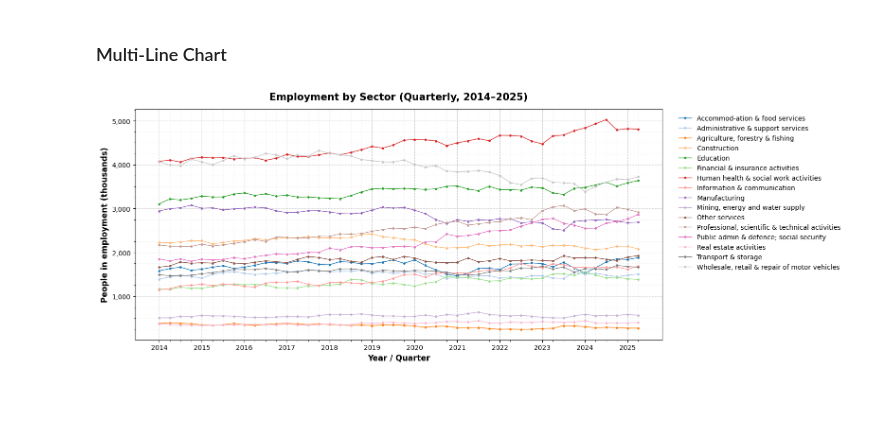
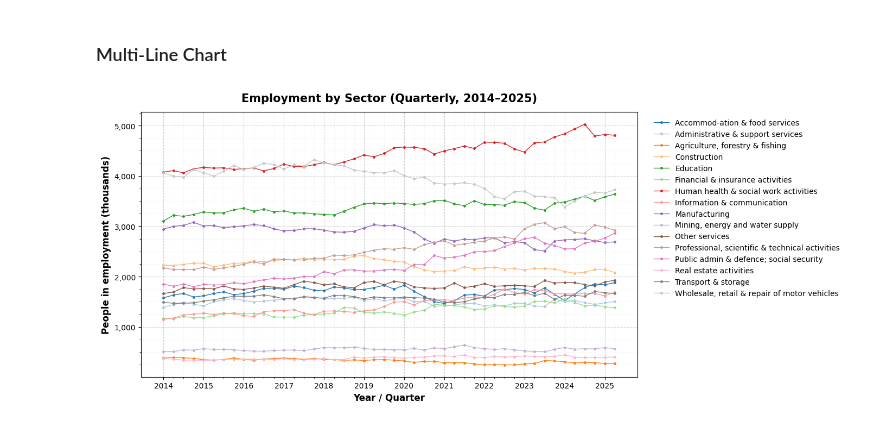
Before and after one commit to JoeUzo/Mapping-Future-Skills-in-UK-Engineering-Education, a Jupyter notebook: charts/chart-6.ipynb, the cells around one changed output. Saved outputs shown, nothing was run; the diff lists cells and outputs as text; code cells hidden in the pictures; blank space fills up the shorter version.

```diff
--- a/charts/chart-6.ipynb
+++ b/charts/chart-6.ipynb
@@ -339,18 +339,17 @@ def plot_quarterly_lines(dfq: pd.DataFrame,
 
     # minor ticks at every quarter
     all_pos = pvt.index.to_numpy()
-    # figure sizing scales with number of quarters
+
     nx = len(pvt.index)
-    fig_w = max(16, min(18, nx * 0.08))
-    # if fig_width is None:
-    #     fig_w = max(
-    #         11,                    # minimum
-    #         nx * 0.12,             # more aggressive growth by x-points
-    #         12 + 0.6*len(sector_order)  # room for single-row legend
-    #     )
-    #     fig_w = min(fig_w, 36)      # sensible cap (increase if needed)
-    # else:
-    #     fig_w = fig_width
+    if fig_width is None:
+        fig_w = max(
+            16,
+            nx * 0.12,
+            12 + 0.6*len(sector_order)
+        )
+        fig_w = min(fig_w, 36)
+    else:
+        fig_w = fig_width
 
     fig, ax = plt.subplots(figsize=(fig_w, 6))
 
@@ -392,12 +391,6 @@ def plot_quarterly_lines(dfq: pd.DataFrame,
     ax.yaxis.set_major_formatter(mtick.StrMethodFormatter("{x:,.0f}"))
 
     if show_legend:
-        # if legend_outside:
-        #     ncol = min(max_legend_cols, max(1, int(np.ceil(len(sector_order)/8))))
-        #     ax.legend(title="Sector", loc="upper left", bbox_to_anchor=(1.02, 1),
-        #               frameon=False, ncol=ncol)
-        # else:
-        #     ax.legend(frameon=False, loc="upper left")
         ax.legend(loc="upper left", bbox_to_anchor=(1.02, 1), frameon=False)
 
     plt.tight_layout()
@@ -407,24 +400,19 @@ def plot_quarterly_lines(dfq: pd.DataFrame,
     except Exception:
         plt.show()
 # %%
-# If you want all sectors (excluding the aggregates by default):
 dfq_all = prep_ons_emp_quarterly(df_raw, sectors=None, start_year=2014)
 
 plot_quarterly_lines(
     dfq_all,
     title="Employment by Sector (Quarterly, 2014–2025)",
     out_basename="sector_quarterly_lines_all",
     chart_dir="chart-6",
     sector_order=None,        # None → use every sector column found
     show_legend=True,
     legend_outside=True,
     linewidth=1,
-    use_markers=True       # turn on if you want points on each quarter
+    use_markers=True,
+    fig_width=14
 )
-
-# If you also want to include the aggregate lines (All/Public/Private):
-# dfq_all_inc_aggs = prep_ons_emp_quarterly(
-#     df_raw, sectors=None, include_aggregates=True, start_year=2014
-# )
 # %% [output]
-[figure, old version]
+[figure, new version]
```
Also changed, not shown: parts of 1 cell of this notebook, 3 other files.
